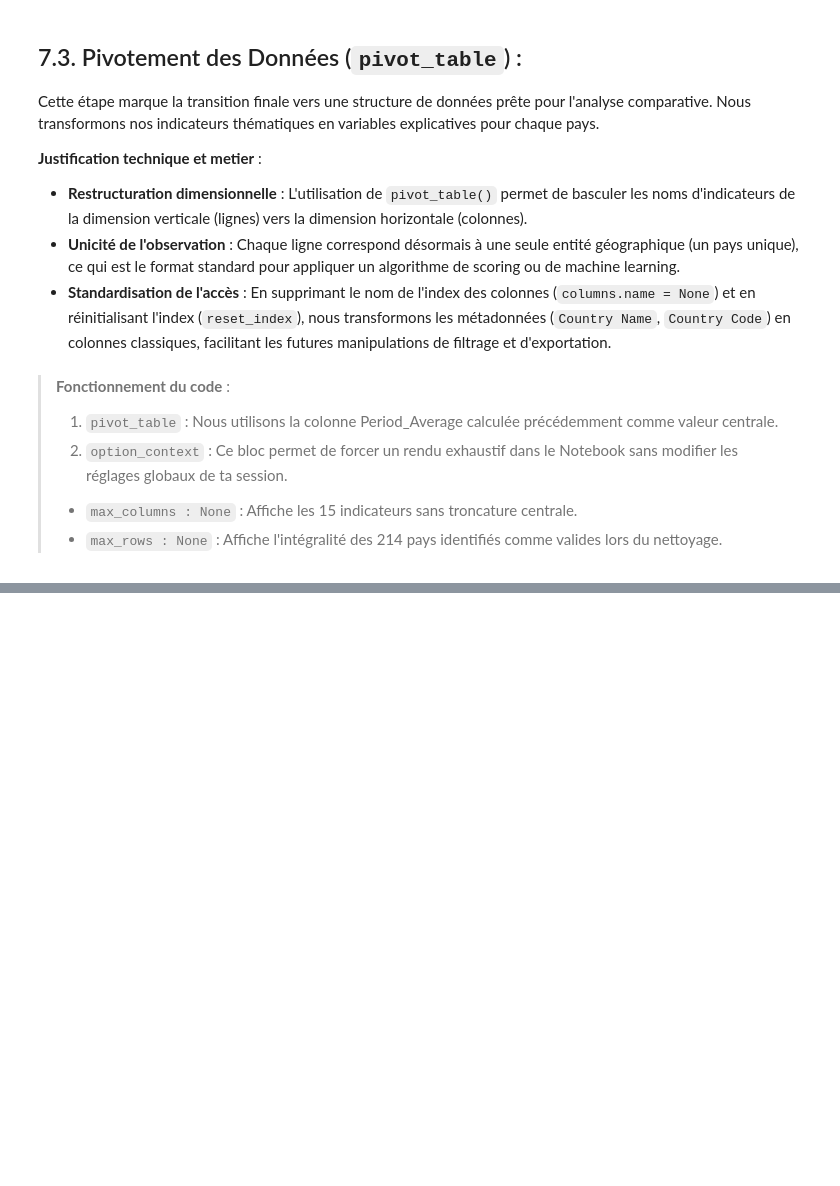
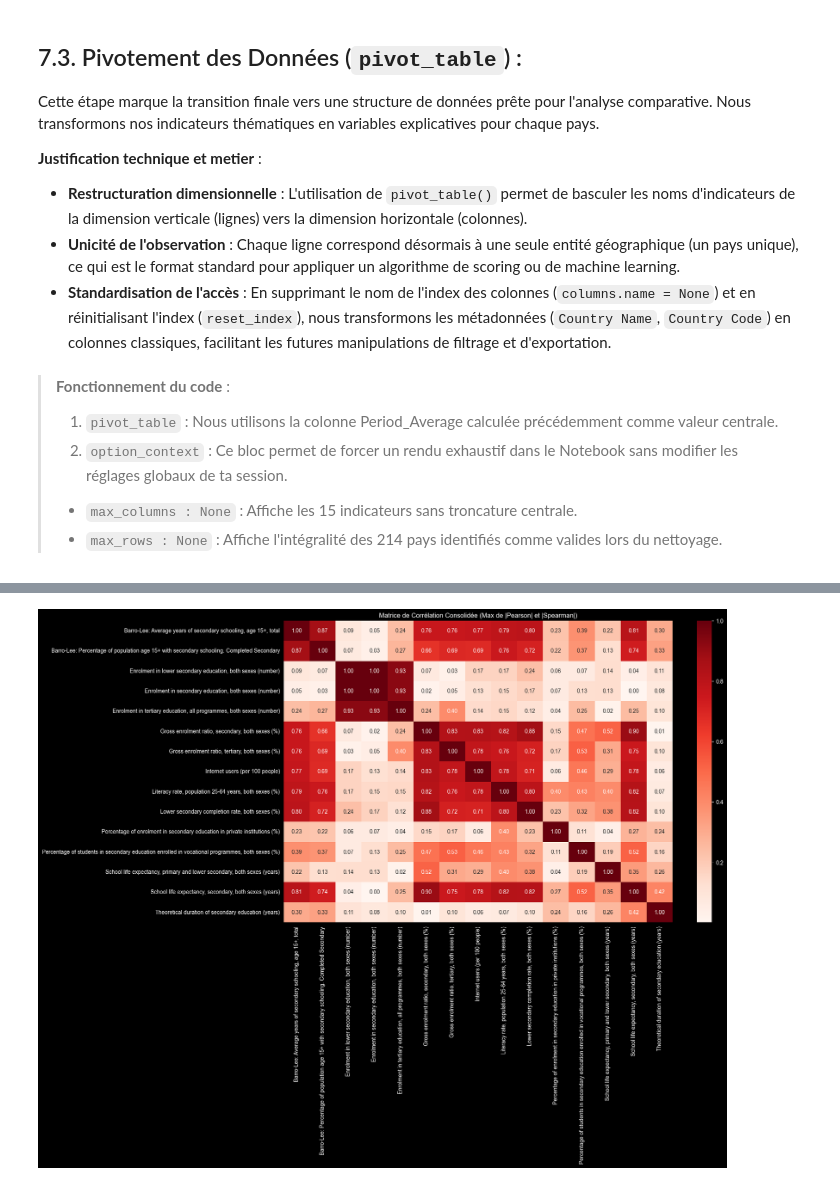
Before and after one commit to AlexisTrouwaert/OC_P02_DATA_ANALYSER_DONN-ES_SYSTEM_EDUCATIF, a Jupyter notebook: loadData.ipynb, the cells around one changed output, grey strips where cells are left out. Cells and saved outputs as stored; diff of their text form; code cells hidden in the pictures; blank space fills up the shorter version.

```diff
--- a/loadData.ipynb
+++ b/loadData.ipynb
@@ -1374,0 +1503,18 @@ with pd.option_context(
+# %%
+def get_conservative_correlation_matrix(df):
+
+    pearson_abs = df.corr(method='pearson', numeric_only=True).abs()
+    spearman_abs = df.corr(method='spearman', numeric_only=True).abs()
+
+    combined_corr = np.maximum(pearson_abs, spearman_abs)
+
+    return combined_corr
+
+combined_matrix = get_conservative_correlation_matrix(final_academy_dataset)
+
+plt.figure(figsize=(16, 10))
+plt.title("Matrice de Corrélation Consolidée (Max de |Pearson| et |Spearman|)")
+sns.heatmap(combined_matrix, annot=True, cmap='Reds', fmt=".2f")
+plt.show()
+# %% [output]
+[figure, added]
```
Also changed, not shown: parts of 52 cells of this notebook, 3 other files.
